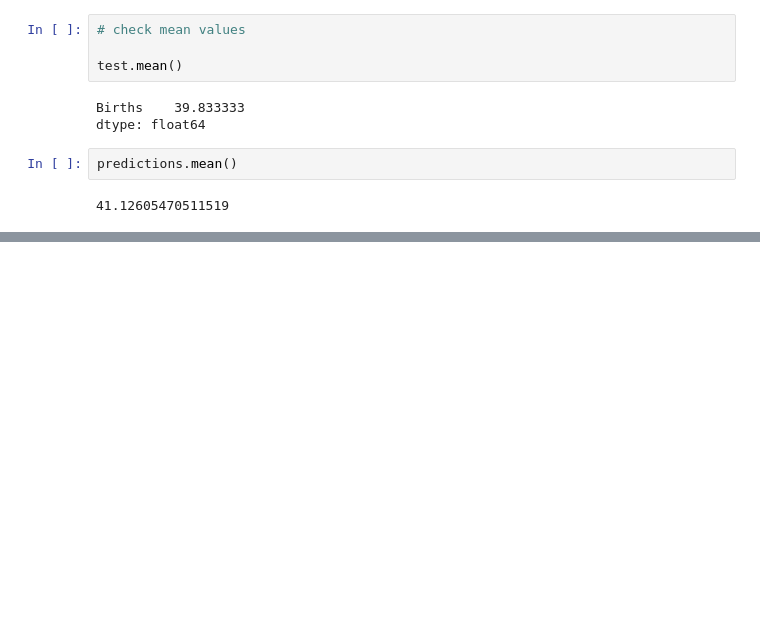
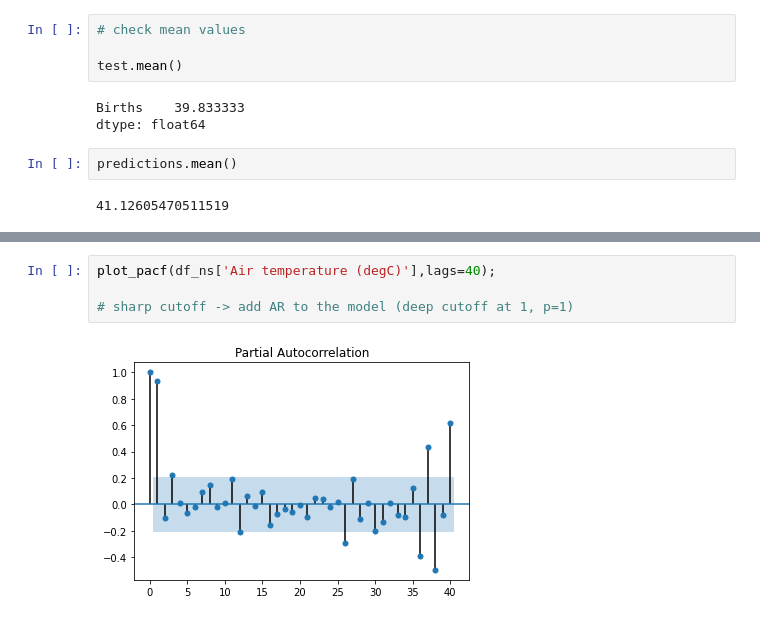
Before and after one commit to MikhailKuklin/time-series-analysis-forecasting, a Jupyter notebook: notebooks/ts_forecasting.ipynb, the cells around one changed output, grey strips where cells are left out. Cells and saved outputs as stored; diff of their text form; blank space fills up the shorter version.

```diff
--- a/notebooks/ts_forecasting.ipynb
+++ b/notebooks/ts_forecasting.ipynb
@@ -706,0 +771,6 @@ predictions.mean()
+# %%
+plot_pacf(df_ns['Air temperature (degC)'],lags=40);
+
+# sharp cutoff -> add AR to the model (deep cutoff at 1, p=1)
+# %% [output]
+[figure, added]
```
Also changed, not shown: parts of 17 cells of this notebook.
